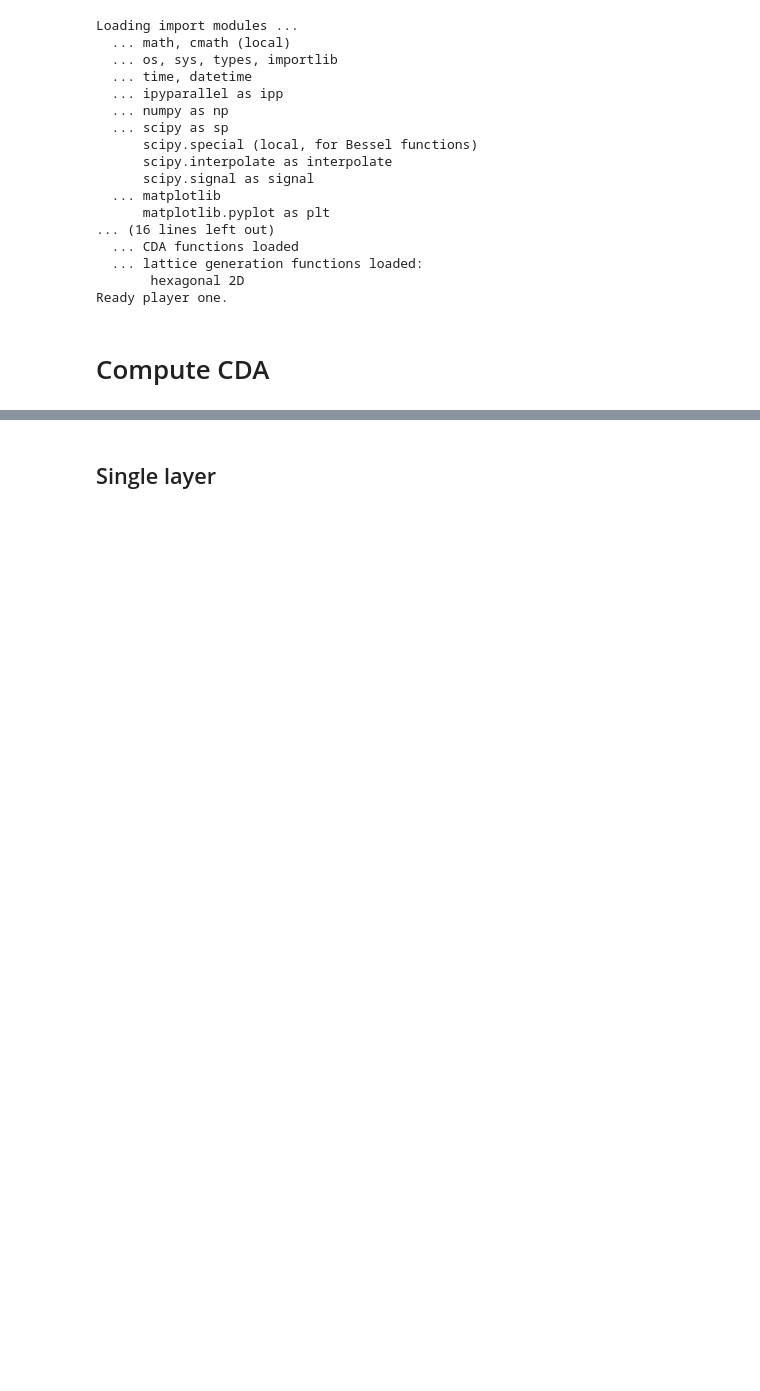
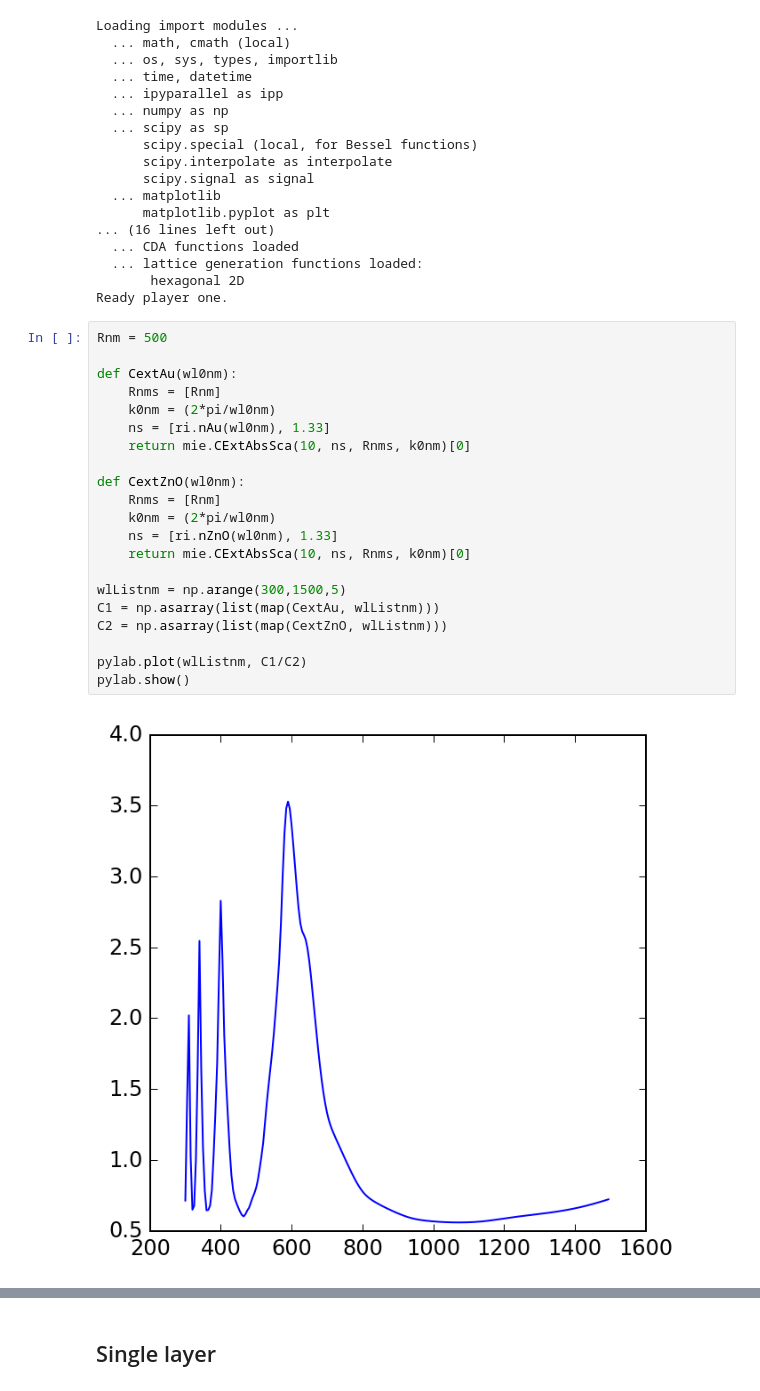
Before and after one commit to jpsfitz/nanooptics, a Jupyter notebook: Supporting information - cda.ipynb, the cells around one changed output, grey strips where cells are left out. Drawn from its saved outputs; the diff is of its cells as text; blank space fills up the shorter version.

```diff
--- a/Supporting information - cda.ipynb
+++ b/Supporting information - cda.ipynb
@@ -35,5 +35,26 @@ Loading import modules ...
   ... lattice generation functions loaded:
        hexagonal 2D
 Ready player one.
-# %% [markdown]
-# Compute CDA
+# %%
+Rnm = 500
+
+def CextAu(wl0nm):
+    Rnms = [Rnm]
+    k0nm = (2*pi/wl0nm)
+    ns = [ri.nAu(wl0nm), 1.33]
+    return mie.CExtAbsSca(10, ns, Rnms, k0nm)[0]
+
+def CextZnO(wl0nm):
+    Rnms = [Rnm]
+    k0nm = (2*pi/wl0nm)
+    ns = [ri.nZnO(wl0nm), 1.33]
+    return mie.CExtAbsSca(10, ns, Rnms, k0nm)[0]
+
+wlListnm = np.arange(300,1500,5)
+C1 = np.asarray(list(map(CextAu, wlListnm)))
+C2 = np.asarray(list(map(CextZnO, wlListnm)))
+
+pylab.plot(wlListnm, C1/C2)
+pylab.show()
+# %% [output]
+[figure, added]
```
Also changed, not shown: parts of 7 cells of this notebook, 1 other file.
